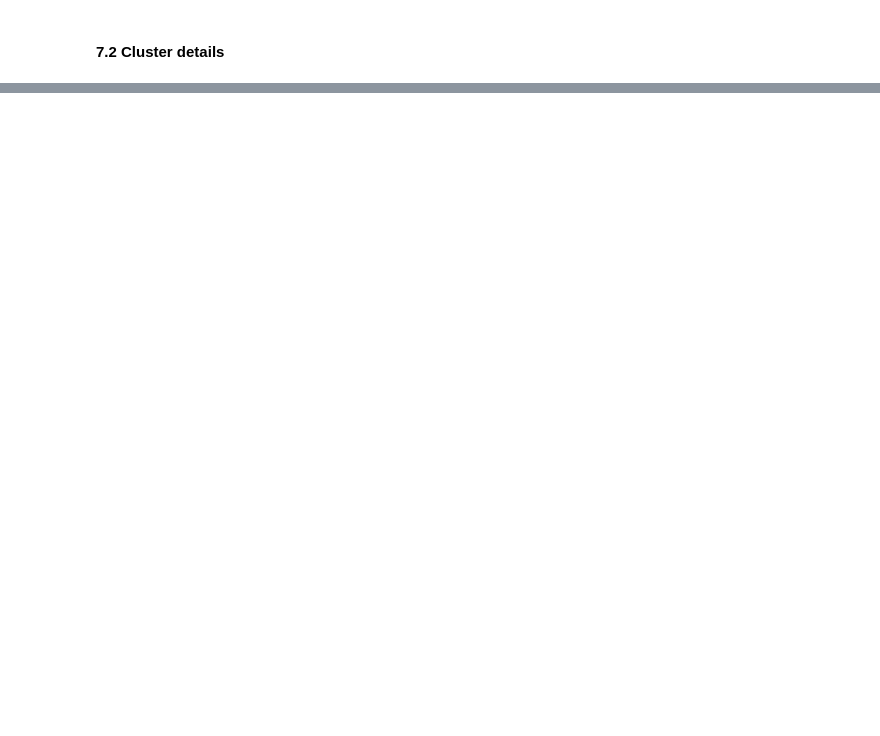
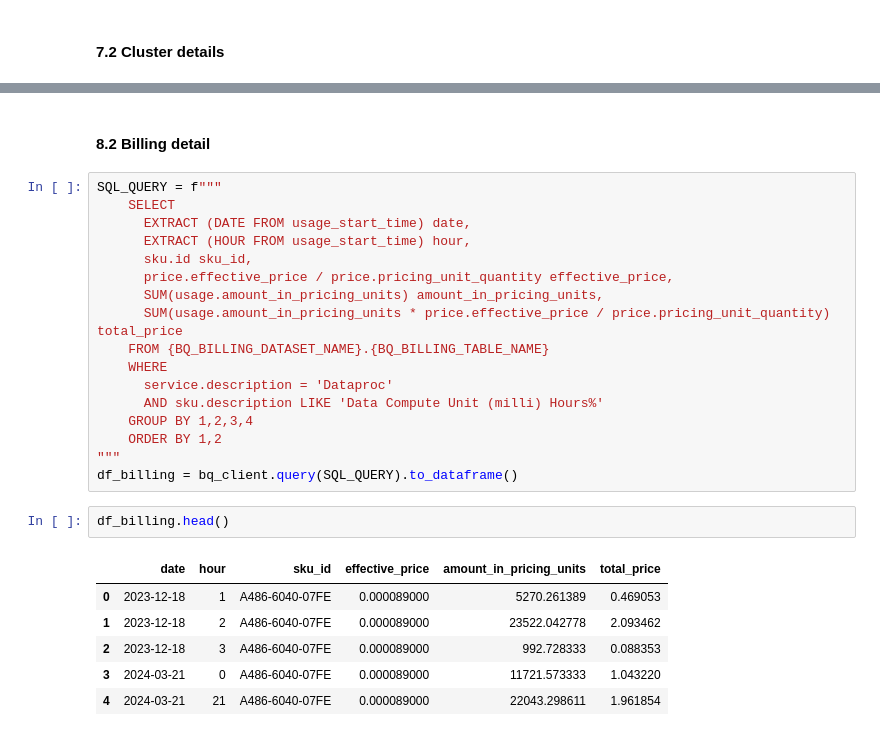
Before and after one commit to lgbaeza/gcp_utils, a Jupyter notebook: dataproc/dataproc-jobs.ipynb, the cells around one changed output, grey strips where cells are left out. Saved outputs shown, nothing was run; the diff lists cells and outputs as text; blank space fills up the shorter version.

```diff
--- a/dataproc/dataproc-jobs.ipynb
+++ b/dataproc/dataproc-jobs.ipynb
@@ -251,0 +300,28 @@ df.head()
+# %% [markdown]
+#### 8.2 Billing detail
+# %%
+SQL_QUERY = f"""
+    SELECT
+      EXTRACT (DATE FROM usage_start_time) date,
+      EXTRACT (HOUR FROM usage_start_time) hour,
+      sku.id sku_id,
+      price.effective_price / price.pricing_unit_quantity effective_price,
+      SUM(usage.amount_in_pricing_units) amount_in_pricing_units,
+      SUM(usage.amount_in_pricing_units * price.effective_price / price.pricing_unit_quantity) total_price
+    FROM {BQ_BILLING_DATASET_NAME}.{BQ_BILLING_TABLE_NAME}
+    WHERE
+      service.description = 'Dataproc'
+      AND sku.description LIKE 'Data Compute Unit (milli) Hours%'
+    GROUP BY 1,2,3,4
+    ORDER BY 1,2
+"""
+df_billing = bq_client.query(SQL_QUERY).to_dataframe()
+# %%
+df_billing.head()
+# %% [output]
+|  | date | hour | sku_id | effective_price | amount_in_pricing_units | total_price |
+| 0 | 2023-12-18 | 1 | A486-6040-07FE | 0.000089000 | 5270.261389 | 0.469053 |
+| 1 | 2023-12-18 | 2 | A486-6040-07FE | 0.000089000 | 23522.042778 | 2.093462 |
+| 2 | 2023-12-18 | 3 | A486-6040-07FE | 0.000089000 | 992.728333 | 0.088353 |
+| 3 | 2024-03-21 | 0 | A486-6040-07FE | 0.000089000 | 11721.573333 | 1.043220 |
+| 4 | 2024-03-21 | 21 | A486-6040-07FE | 0.000089000 | 22043.298611 | 1.961854 |
```
Also changed, not shown: parts of 16 cells of this notebook.
